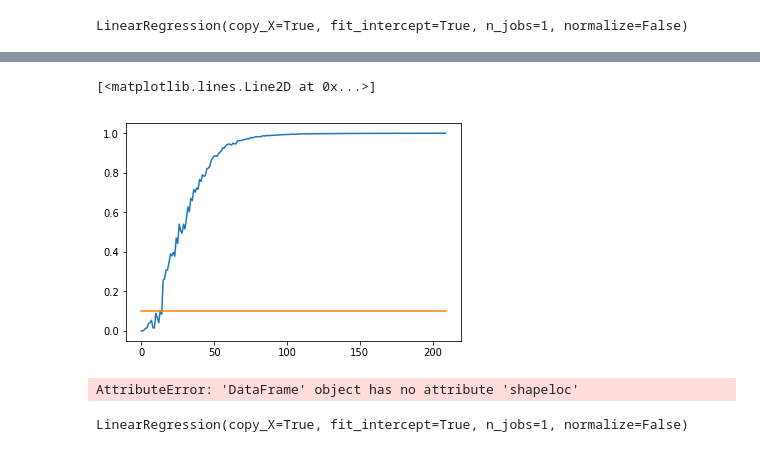
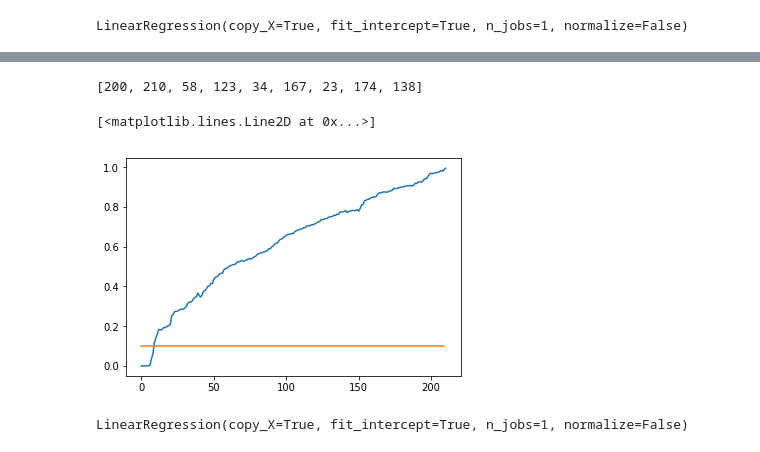
Before and after one commit to MSBigData2019/Benoit_SdeMenthiere, a Jupyter notebook: stats/TP3.ipynb, the cells around one changed output, grey strips where cells are left out. Cells and saved outputs as stored; diff of their text form; code cells hidden in the pictures.

```diff
--- a/stats/TP3.ipynb
+++ b/stats/TP3.ipynb
@@ -56,7 +100,7 @@ plt.matshow(x_train.corr(), fignum=1)
 <matplotlib.image.AxesImage at 0x...>
 [figure]
 # %%
-U, S, V = np.linalg.svd(x_train)
+U, S, V = np.linalg.svd(x_train.cov())
 # %%
 S.shape
 # %% [output]
@@ -220,20 +262,38 @@ x_train.iloc[:,0].values.reshape(1,-1).shape
+# %%
+def features_selection(df, target):
+    regression =  [regr(col, target) for col in [df[[col]] for col in df.columns]]
+    pvals = np.array(regression)[:,1]
+    Tstats = np.array(regression)[:,0]
+    return Tstats, pvals
+# %%
+concat = pd.concat([x_train, pd.Series(np.ones(len(x_train)), name= 210, index=x_train.index)], axis = 1)
 # %%
-data = x_train
+%%time
+data = concat
 features = []
 theta = []
-r =  y_train.values.ravel()
+r =  y_train.copy()
 pvals = []
+pvals_selected = []
+features_selected = []
+flag = True
 while not data.empty:
-#     print(data.shape)
-    regr = f_regression(data, r)
-    m = min(regr[1])
-    pvals.append(m)
-    col = data.columns[regr[1].tolist().index(m)]
-    print(col)
+    regr_ = features_selection(data, r)
+    mini = min(regr_[1])
+    if mini < 0.1 and flag:
+        pvals_selected.append(mini)
+        features_selected.append(col)
+    else:
+        flag = False
+    if len(features) <= 3:
+        plt.plot(regr_[0].reshape(-1,1))
+    pvals.append(mini)
+    col = data.columns[regr_[1].tolist().index(mini)]
     lr_ = LinearRegression()
-    lr_.fit(x_train[col].values.reshape(-1,1), r.ravel())
+    lr_.fit(concat[col].values.reshape(-1,1), r)
     theta.append(lr_.coef_[0])
-    r -= x_train[col].apply(lambda x : x*theta[-1])
+    r -= concat[col].apply(lambda x : x*theta[-1])
     data = data.drop(columns=col)
     features.append(col)
+plt.show()
 # %% [output]
@@ -347,0 +303,4 @@ while not data.empty:
+# %%
+features_selected
+# %% [output]
+[200, 210, 58, 123, 34, 167, 23, 174, 138]
@@ -348,7 +309,7 @@ while not data.empty:
 # %%
-plt.plot(pvals)
+plt.plot(np.array(pvals).ravel())
 plt.plot([0.1]*210)
 # %% [output]
 [<matplotlib.lines.Line2D at 0x...>]
-[figure, old version]
+[figure, new version]
 # %%
@@ -356,7 +317,3 @@ x_selected = x_train[features_selected]
-# %%
-x_selected.shapeloc[93]
-# %% [output]
-AttributeError: 'DataFrame' object has no attribute 'shapeloc'
 # %%
 lr_selected = LinearRegression()
 # %%
```
Also changed, not shown: parts of 106 cells of this notebook, 1 other file.
